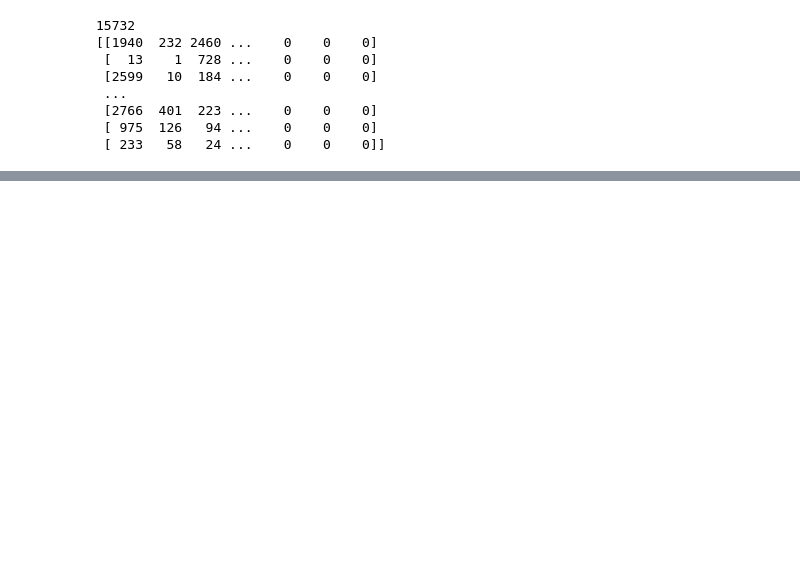
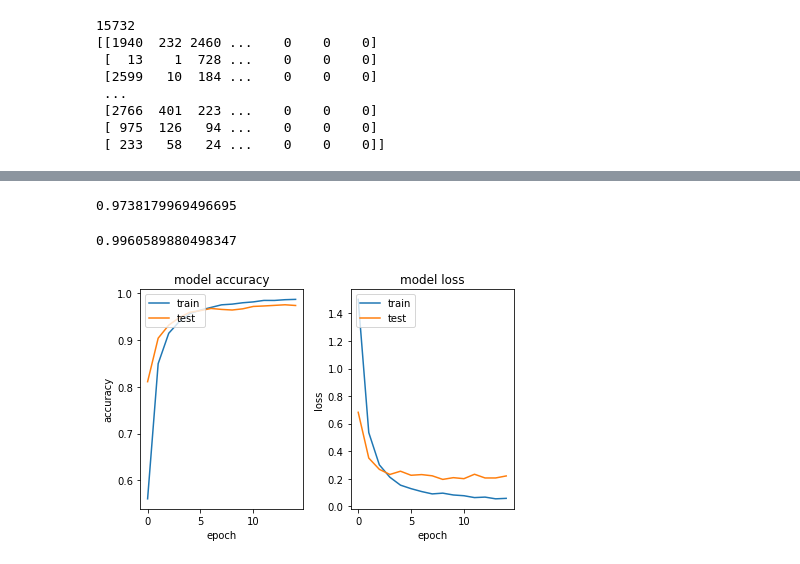
Before and after one commit to kushagra219/NLP-Category-Predictions-Task, a Jupyter notebook: Deep-Learning-Approach.ipynb, the cells around one changed output, grey strips where cells are left out. Saved outputs shown, nothing was run; the diff lists cells and outputs as text; code cells hidden in the pictures; blank space fills up the shorter version.

```diff
--- a/Deep-Learning-Approach.ipynb
+++ b/Deep-Learning-Approach.ipynb
@@ -202,12 +310,0 @@ def Build_Model_DNN_Text(shape, nClasses, dropout=0.5):
-# %%
-X_train_tfidf, X_test_tfidf = TFIDF(training_sentences, testing_sentences)
-
-model_DNN = Build_Model_DNN_Text(X_train_tfidf.shape[1], 28)
-history = model_DNN.fit(X_train_tfidf, training_labels,
-                              validation_data=(X_test_tfidf, testing_labels),
-                              epochs=100,
-                              batch_size=128,
-                              verbose=2)
-
-predicted = model_DNN.predict_classes(X_test_tfidf)
-print(metrics.classification_report(testing_labels, predicted))
@@ -268,0 +311,14 @@ NameError: name 'plt' is not defined
+# %%
+# training the model
+
+history = model_DNN.fit(X_train_features, training_labels,
+                              validation_data=(X_test_features, testing_labels),
+                              epochs=15,
+                              batch_size=128,
+                              verbose=2)
+
+# model_DNN.save('trained-models/DNN-countvec.pkl')
+# model_DNN = tf.keras.models.load_model('trained-models/DNN-countvec.pkl')
+
+# model_DNN.save('trained-models/DNN-tfidf.pkl')
+# model_DNN = tf.keras.models.load_model('trained-models/DNN-tfidf.pkl')
@@ -268,0 +343,24 @@ NameError: name 'plt' is not defined
+# %%
+# predictions
+
+predicted_labels = model_DNN.predict_classes(X_test_features)
+
+print(accuracy_score(testing_labels, predicted_labels))
+# print(classification_report(testing_labels, predicted))
+# print(confusion_matrix(testing_labels, predicted))
+# %% [output]
+0.9738179969496695
+# %%
+# training predictions
+
+training_predicted_labels = model_DNN.predict_classes(X_train_features)
+
+print(accuracy_score(training_labels, training_predicted_labels))
+# %% [output]
+0.9960589880498347
+# %%
+# plotting the accuracy and loss graphs for the above model
+
+plot_history(history)
+# %% [output]
+[figure, added]
```
Also changed, not shown: parts of 31 cells of this notebook, 16 other files.
